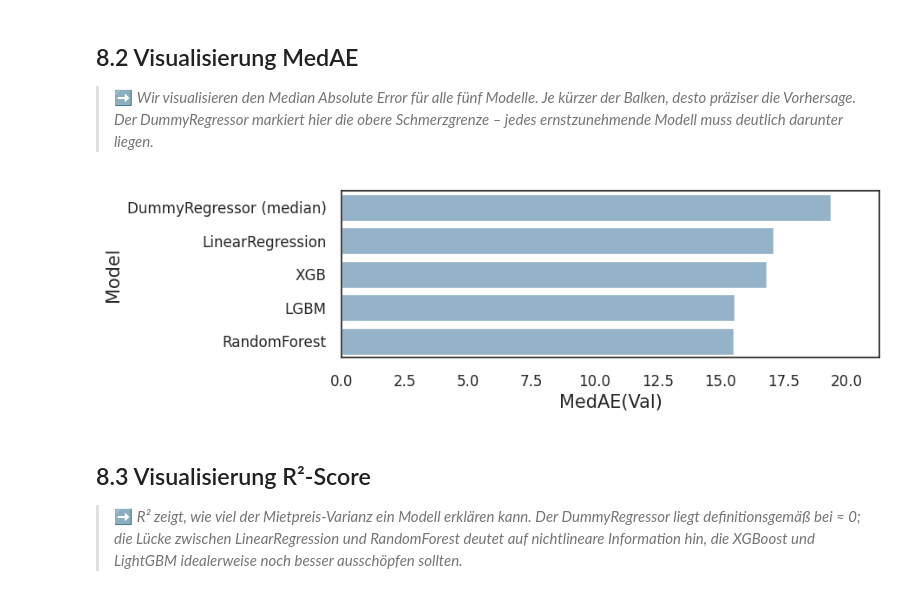
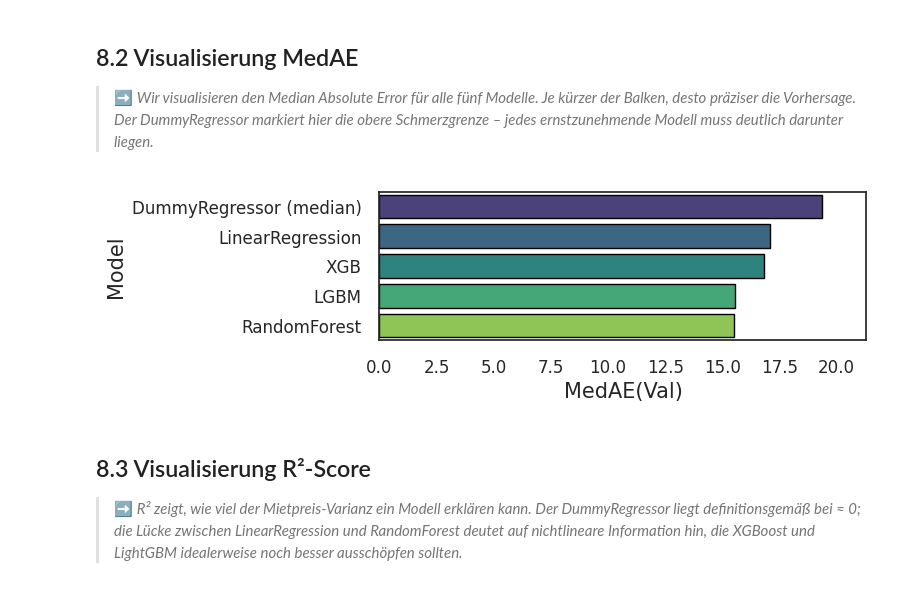
Before and after one commit to wadafacc/dspro1, a Jupyter notebook: src/notebooks/model_v2.ipynb, the cells around one changed output. Drawn from its saved outputs; the diff is of its cells as text; code cells hidden in the pictures.

Commit message:
Fix colors

```diff
--- a/src/notebooks/model_v2.ipynb
+++ b/src/notebooks/model_v2.ipynb
@@ -933,13 +942,23 @@ Shape of y_eval (907,)
 
 > ➡️ *Here, we visualize the distribution of the target variable in the training set and compute skewness and kurtosis to assess asymmetry and tail behavior.*
 # %%
-sns.set_style("white")
-sns.set_color_codes(palette='deep')
-f, ax = plt.subplots(figsize=(5, 4))
-sns.histplot(y_train)
-ax.xaxis.grid(False)
+plt.figure(figsize=(5, 4))
 
+sns.histplot(
+    y_train,
+    bins=30,
+    color=sns.color_palette("viridis")[3],   # viridis‑Akzentfarbe
+    edgecolor="black"
+)
+
+plt.title('Price')
+plt.xlabel('Price')
+plt.ylabel('Frequency')
+
+plt.grid(axis='y', linestyle='--', alpha=0.5)
 sns.despine(trim=True, left=True)
+
+plt.tight_layout()
 plt.show()
 
 print("Skewness: %f" % y_train.skew())
@@ -1219,18 +1253,33 @@ predict
 
 > ➡️ *Wir visualisieren den Median Absolute Error für alle fünf Modelle. Je kürzer der Balken, desto präziser die Vorhersage. Der DummyRegressor markiert hier die obere Schmerzgrenze – jedes ernstzunehmende Modell muss deutlich darunter liegen.*
 # %%
-f, axe = plt.subplots(1,1, figsize=(8,2.5))
-
+# Sortieren
 predict.sort_values(by=['MedAE'], ascending=False, inplace=True)
 
-sns.barplot(x='MedAE', y='Model',  data = predict, ax = axe)
+# Viridis‑Gradient passend zur Anzahl der Modelle
+colors = sns.color_palette("viridis", len(predict))
+
+f, axe = plt.subplots(1, 1, figsize=(8, 2.5))
+
+sns.barplot(
+    x='MedAE',
+    y='Model',
+    data=predict,
+    ax=axe,
+    palette=colors,
+    edgecolor="black"
+)
+
 axe.set_xlabel('MedAE(Val)', size=15)
 axe.set_ylabel('Model', size=15)
-# xlim auto-skaliert, damit alle 5 Modelle (inkl. DummyRegressor) sichtbar bleiben
+
+# Auto‑Skalierung, damit auch große Fehler sichtbar bleiben
 axe.set_xlim(0, predict['MedAE'].max() * 1.1)
+
+plt.tight_layout()
 plt.show()
 # %% [output]
-[figure, old version]
+[figure, new version]
 # %% [markdown]
 ## 8.3 Visualisierung R²-Score
 
```
Also changed, not shown: parts of 13 cells of this notebook, 3 other files.
